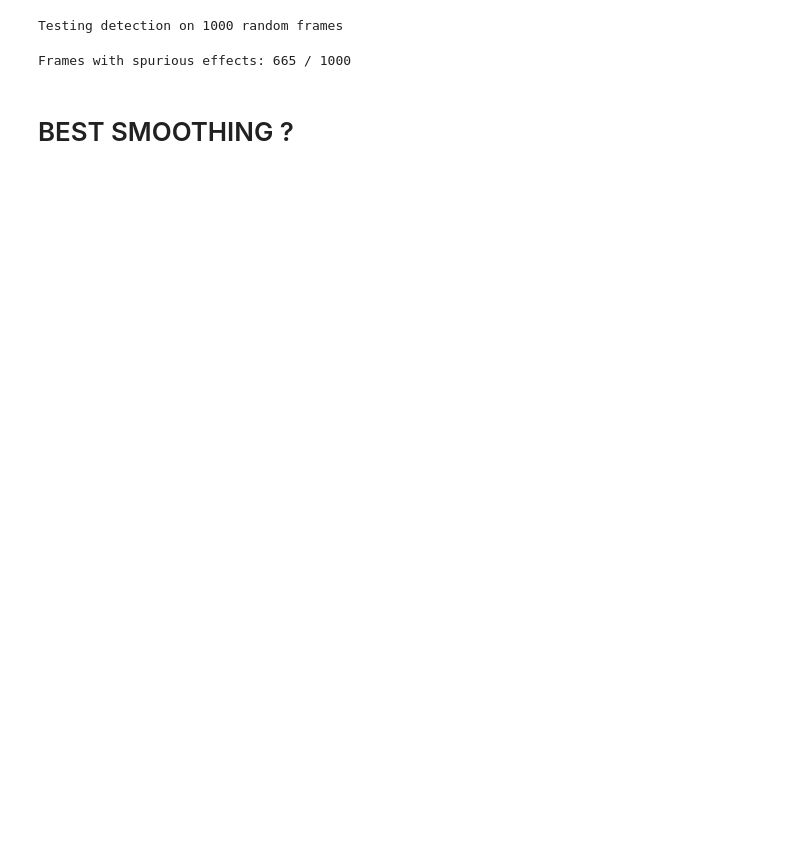
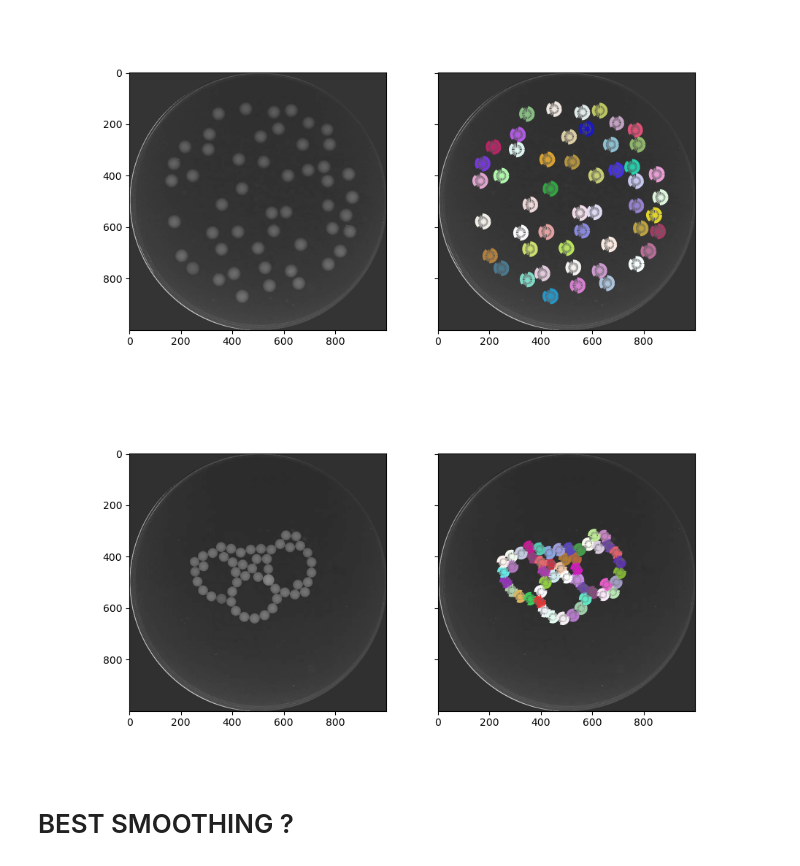
Before and after one commit to skandiz/MasterThesis, a Jupyter notebook: tracking/stardist_tracking.ipynb, the cells around one changed output. Saved outputs shown, nothing was run; the diff lists cells and outputs as text; code cells hidden in the pictures; blank space fills up the shorter version.

```diff
--- a/tracking/stardist_tracking.ipynb
+++ b/tracking/stardist_tracking.ipynb
@@ -22,9 +22,9 @@ from tracking_utils import *
 # %%
 #model_name = 'stardist_trained'          # stardist model trained for 50 epochs on simulated synthetic dataset
 #model_name = 'modified_2D_versatile_fluo' # stardist model trained for 150 epochs on simulated dataset starting from the pretrained 2D versatile fluo model
-model_name = 'stardist_trained_from_zero'
+model_name = 'modified_2D_versatile_fluo_1000x1000_v3'
 model = StarDist2D(None, name = model_name, basedir = './models/')
-video_selection =  "25b25r-1"#"49b1r"
+video_selection =  "49b1r"
 
 if video_selection == "25b25r-1":
     xmin, ymin, xmax, ymax = 95, 30, 535, 470
@@ -94,3 +66,27 @@ plt.show()
+# %%
+img = get_frame(video, 0, xmin, ymin, xmax, ymax, w, h, True)
+label, details = model.predict_instances(normalize(img), predict_kwargs = {'verbose' : False})
+coord, points, prob = details['coord'], details['points'], details['prob']
+
+img2 = get_frame(video, n_frames -1, xmin, ymin, xmax, ymax, w, h, True)
+label2, details2 = model.predict_instances(normalize(img2), predict_kwargs = {'verbose' : False})
+coord2, points2, prob2 = details2['coord'], details2['points'], details2['prob']
+
+fig, ax = plt.subplots(1, 2, figsize = (10, 5), sharex=True, sharey=True)
+ax[0].imshow(img, cmap = 'gray')
+_draw_polygons(coord, points, prob, show_dist=True)
+ax[1].imshow(img, cmap = 'gray')
+plt.show()
+
+fig, ax = plt.subplots(1, 2, figsize = (10, 5), sharex=True, sharey=True)
+ax[0].imshow(img2, cmap = 'gray')
+ax[1].imshow(img2, cmap = 'gray')
+_draw_polygons(coord2, points2, prob2, show_dist=True)
+#plt.savefig(f'example_X_val[0]_{training_model}.pdf', format = 'pdf')
+plt.show()
+# %% [output]
+[figure, added]
+[figure, added]
 # %%
 test_verb = True
 detect_verb = False
@@ -102,10 +98,7 @@ endFrame = n_frames - 1
 # %%
 if test_verb:
     n_samples = 1000
-    test_detection(n_samples, n_frames, nDrops, video_selection, model, model_name, video, xmin, ymin, xmax, ymax, w, h, save_path)
+    test_detection_df = test_detection(n_samples, n_frames, nDrops, video_selection, model, model_name, video, xmin, ymin, xmax, ymax, w, h, save_path)
-# %% [output]
-Testing detection on 1000 random frames
-Frames with spurious effects: 665 / 1000
 # %%
 if detect_verb:
     print(f'Processing from {int(startFrame/fps)} s to {int(endFrame/fps)} s')
```
Also changed, not shown: parts of 3 cells of this notebook, 6 other files.
